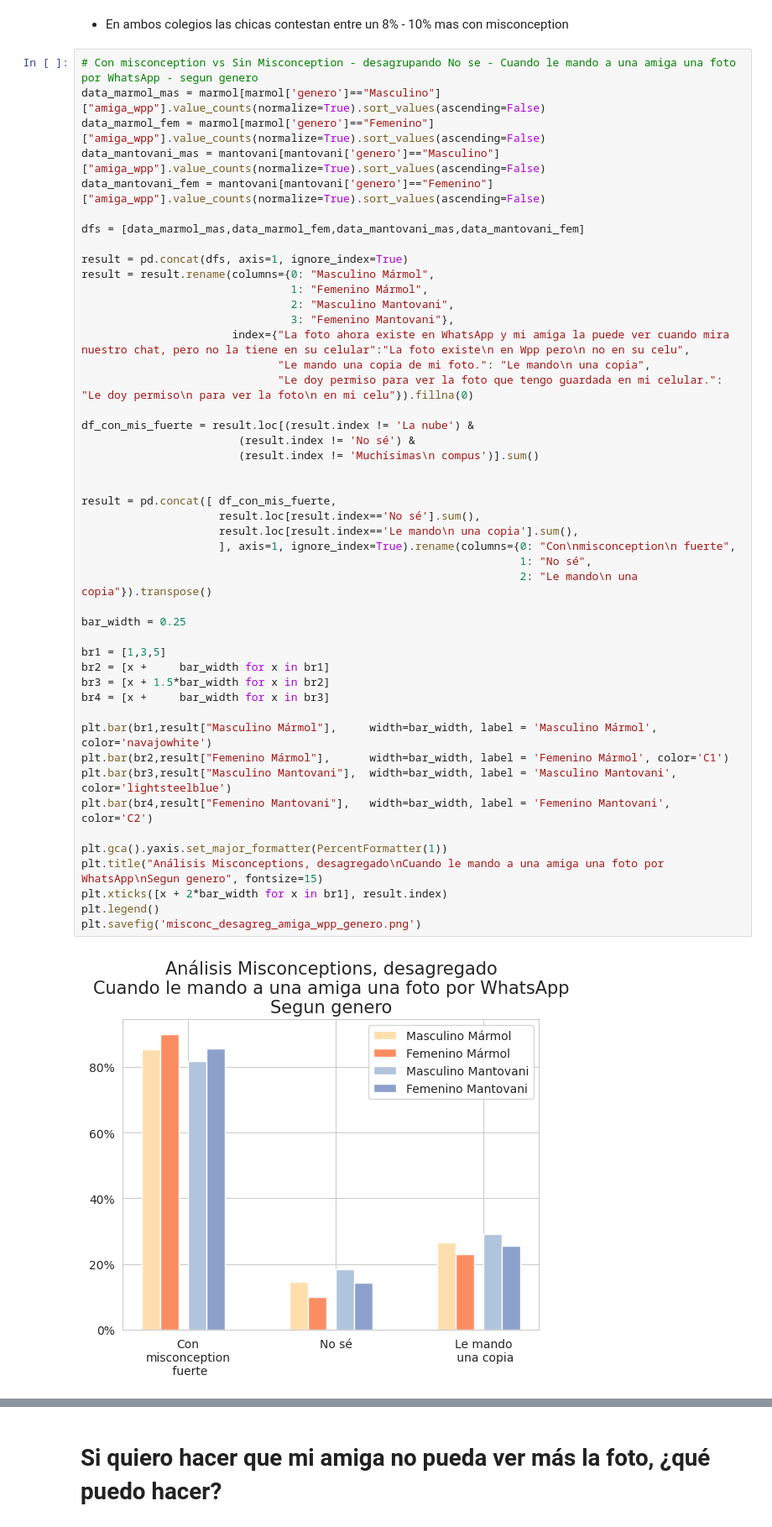
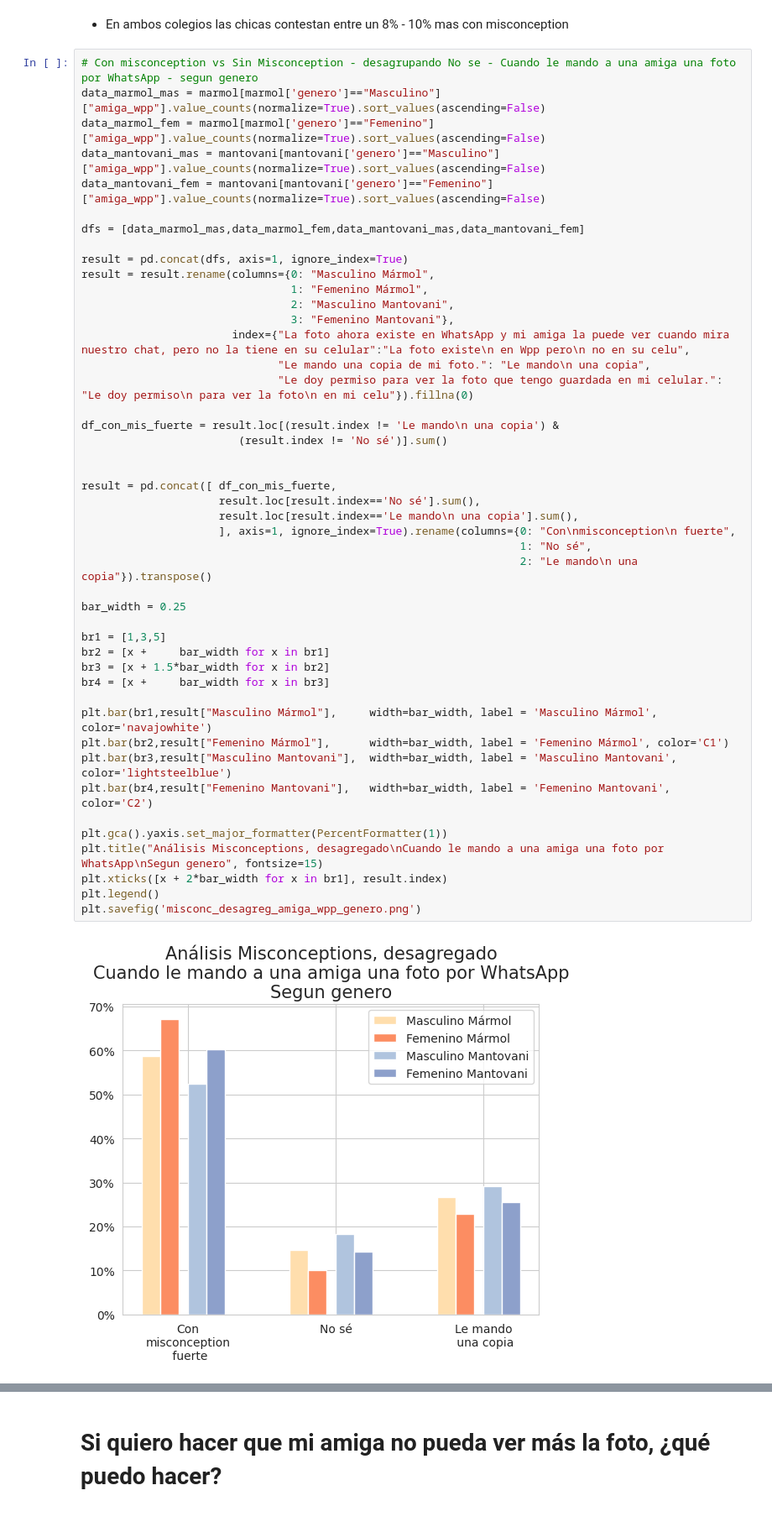
Before and after one commit to fedesassone/tesis, a Jupyter notebook: notebooks/misconceptions/Misconceptions.ipynb, the cells around one changed output, grey strips where cells are left out. Shown at 84% size. Saved outputs shown, nothing was run; the diff lists cells and outputs as text.

```diff
--- a/notebooks/misconceptions/Misconceptions.ipynb
+++ b/notebooks/misconceptions/Misconceptions.ipynb
@@ -963,34 +963,33 @@ result = result.rename(columns={0: "Masculino Mármol",
                               "Le mando una copia de mi foto.": "Le mando\n una copia",
                               "Le doy permiso para ver la foto que tengo guardada en mi celular.": "Le doy permiso\n para ver la foto\n en mi celu"}).fillna(0)
 
-df_con_mis_fuerte = result.loc[(result.index != 'La nube') &
-                        (result.index != 'No sé') &
-                        (result.index != 'Muchísimas\n compus')].sum()
+df_con_mis_fuerte = result.loc[(result.index != 'Le mando\n una copia') &
+                        (result.index != 'No sé')].sum()
 
 
 result = pd.concat([ df_con_mis_fuerte,
                      result.loc[result.index=='No sé'].sum(),
                      result.loc[result.index=='Le mando\n una copia'].sum(),
                      ], axis=1, ignore_index=True).rename(columns={0: "Con\nmisconception\n fuerte",
                                                                    1: "No sé",
                                                                    2: "Le mando\n una copia"}).transpose()
 
 bar_width = 0.25
 
 br1 = [1,3,5]
 br2 = [x +     bar_width for x in br1]
 br3 = [x + 1.5*bar_width for x in br2]
 br4 = [x +     bar_width for x in br3]
 
 plt.bar(br1,result["Masculino Mármol"],     width=bar_width, label = 'Masculino Mármol', color='navajowhite')
 plt.bar(br2,result["Femenino Mármol"],      width=bar_width, label = 'Femenino Mármol', color='C1')
 plt.bar(br3,result["Masculino Mantovani"],  width=bar_width, label = 'Masculino Mantovani', color='lightsteelblue')
 plt.bar(br4,result["Femenino Mantovani"],   width=bar_width, label = 'Femenino Mantovani', color='C2')
 
 plt.gca().yaxis.set_major_formatter(PercentFormatter(1))
 plt.title("Análisis Misconceptions, desagregado\nCuando le mando a una amiga una foto por WhatsApp\nSegun genero", fontsize=15)
 plt.xticks([x + 2*bar_width for x in br1], result.index)
 plt.legend()
 plt.savefig('misconc_desagreg_amiga_wpp_genero.png')
 # %% [output]
-[figure, old version]
+[figure, new version]
```
Also changed, not shown: parts of 14 cells of this notebook, 7 other files.
